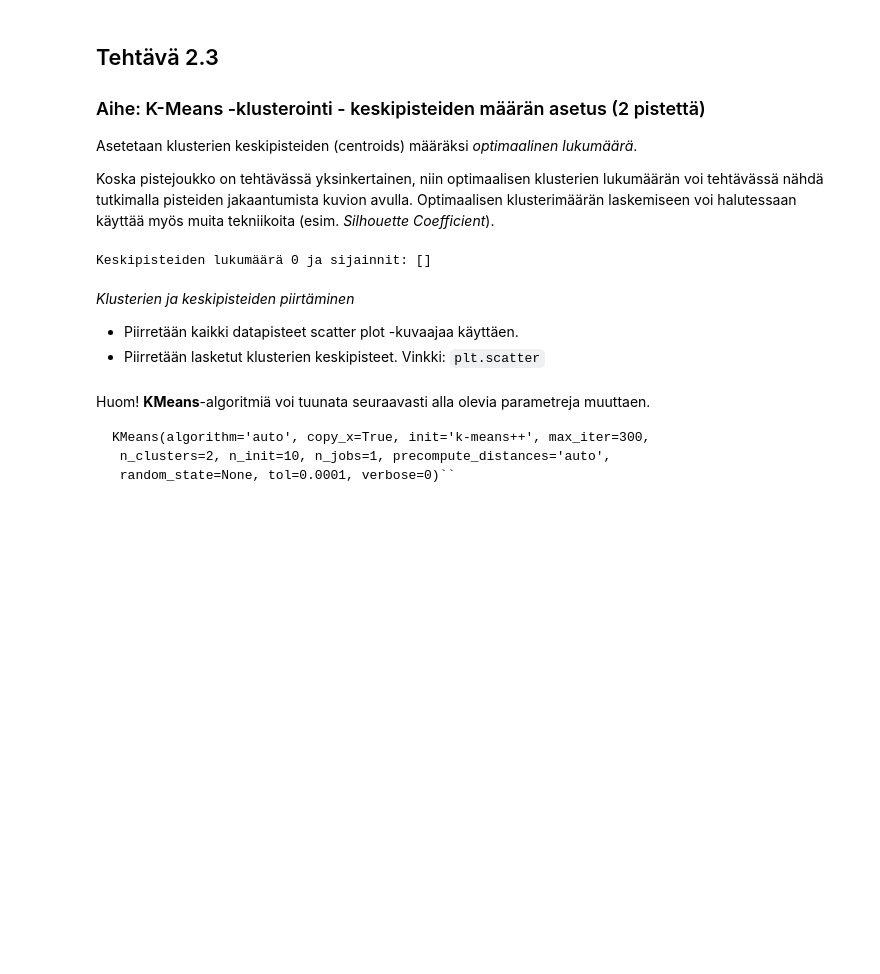
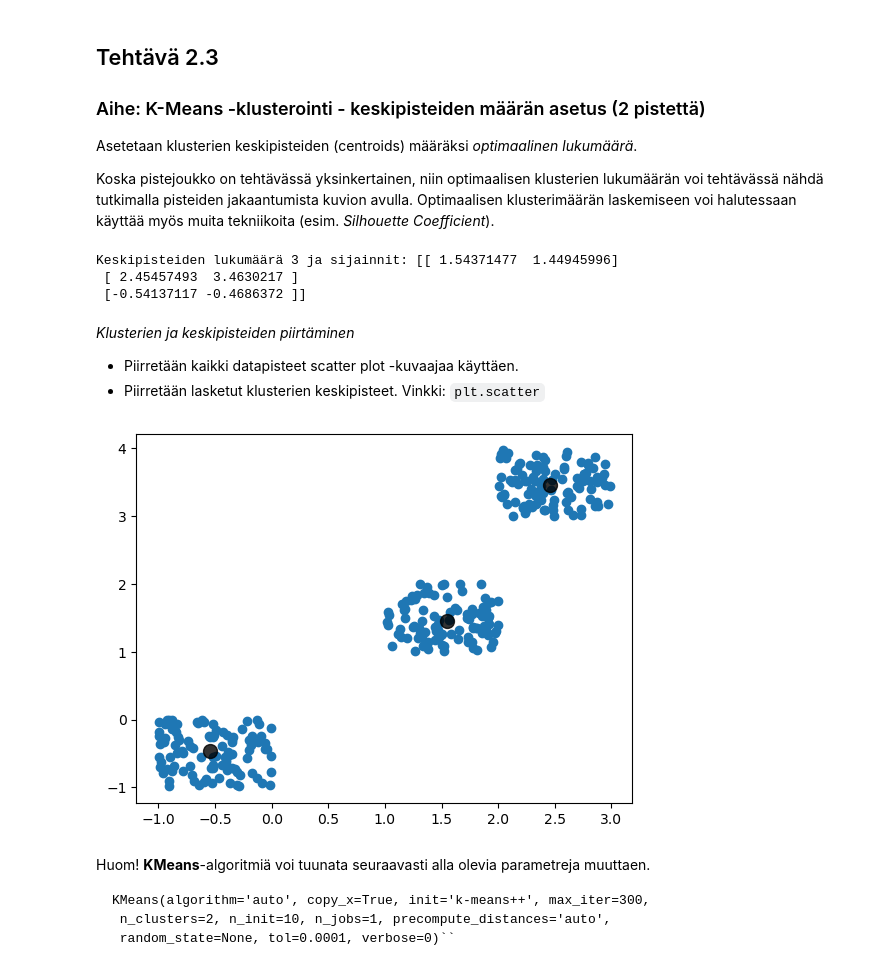
Before and after one commit to JermuSo/machinelearning_jamk, a Jupyter notebook: tehtavat/aihe_2_kmeans/tehtavat_aihe_2_kmeans.ipynb, the cells around one changed output. Cells and saved outputs as stored; diff of their text form; code cells hidden in the pictures; blank space fills up the shorter version.

```diff
--- a/tehtavat/aihe_2_kmeans/tehtavat_aihe_2_kmeans.ipynb
+++ b/tehtavat/aihe_2_kmeans/tehtavat_aihe_2_kmeans.ipynb
@@ -93,13 +135,17 @@ Koska pistejoukko on tehtävässä yksinkertainen, niin optimaalisen klusterien
 Optimaalisen klusterimäärän laskemiseen voi halutessaan käyttää myös muita tekniikoita (esim. *Silhouette Coefficient*).
 # %%
 # TODO: Asetetaan optimaalinen klusterimäärä kMeans-klusteroinnille
-
+kmean_3 = KMeans(n_clusters=3)
+kmean_3.fit(X)
 # TODO: Klusterien keskipisteiden hakeminen
-
+centroids_3 = kmean_3.cluster_centers_
+cluster_labels_3 = kmean_3.labels_
 # Tulostetaan klustereiden keskipisteet ja niiden lukumäärä
-print(f"Keskipisteiden lukumäärä {len(centroids)} ja sijainnit: {centroids}")
+print(f"Keskipisteiden lukumäärä {len(centroids_3)} ja sijainnit: {centroids_3}")
 # %% [output]
-Keskipisteiden lukumäärä 0 ja sijainnit: []
+Keskipisteiden lukumäärä 3 ja sijainnit: [[ 1.54371477  1.44945996]
+ [ 2.45457493  3.4630217 ]
+ [-0.54137117 -0.4686372 ]]
 # %% [markdown]
 *Klusterien ja keskipisteiden piirtäminen*
 
@@ -108,8 +154,11 @@ Keskipisteiden lukumäärä 0 ja sijainnit: []
 Vinkki: `plt.scatter`
 # %%
 # TODO: Piirretään pisteet scatter plot kuvaajaan
-
+plt.scatter(X[:, 0], X[:, 1], c='#1f77b4')
 # TODO:  Piirretään lasketut klusterien keskipisteet (centroids)
+plt.scatter(centroids_3[:, 0], centroids_3[:, 1], c='black', s=100, alpha=0.8);
+# %% [output]
+[figure, added]
 # %% [markdown]
 Huom! **KMeans**-algoritmiä voi tuunata seuraavasti alla olevia parametreja muuttaen.
 
```
Also changed, not shown: parts of 7 cells of this notebook, 2 other files.
